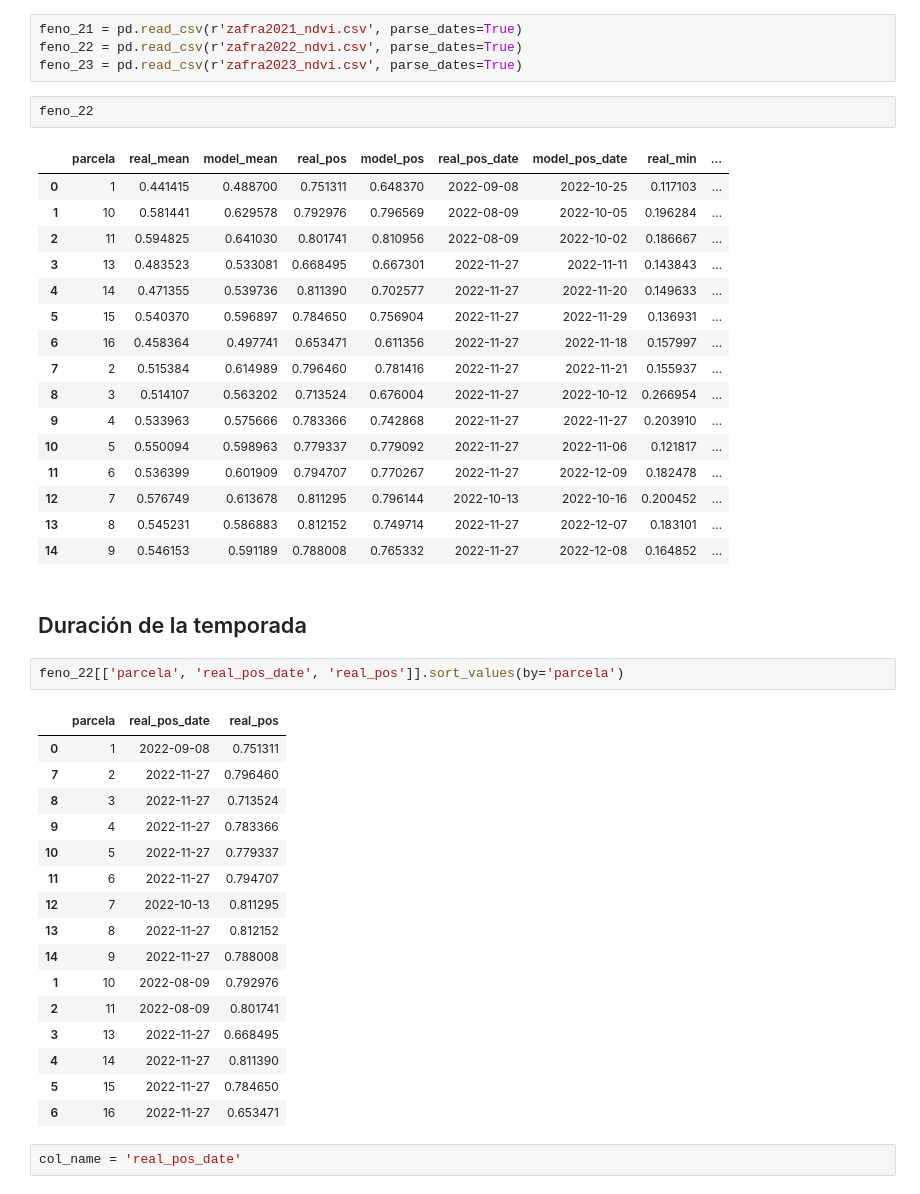
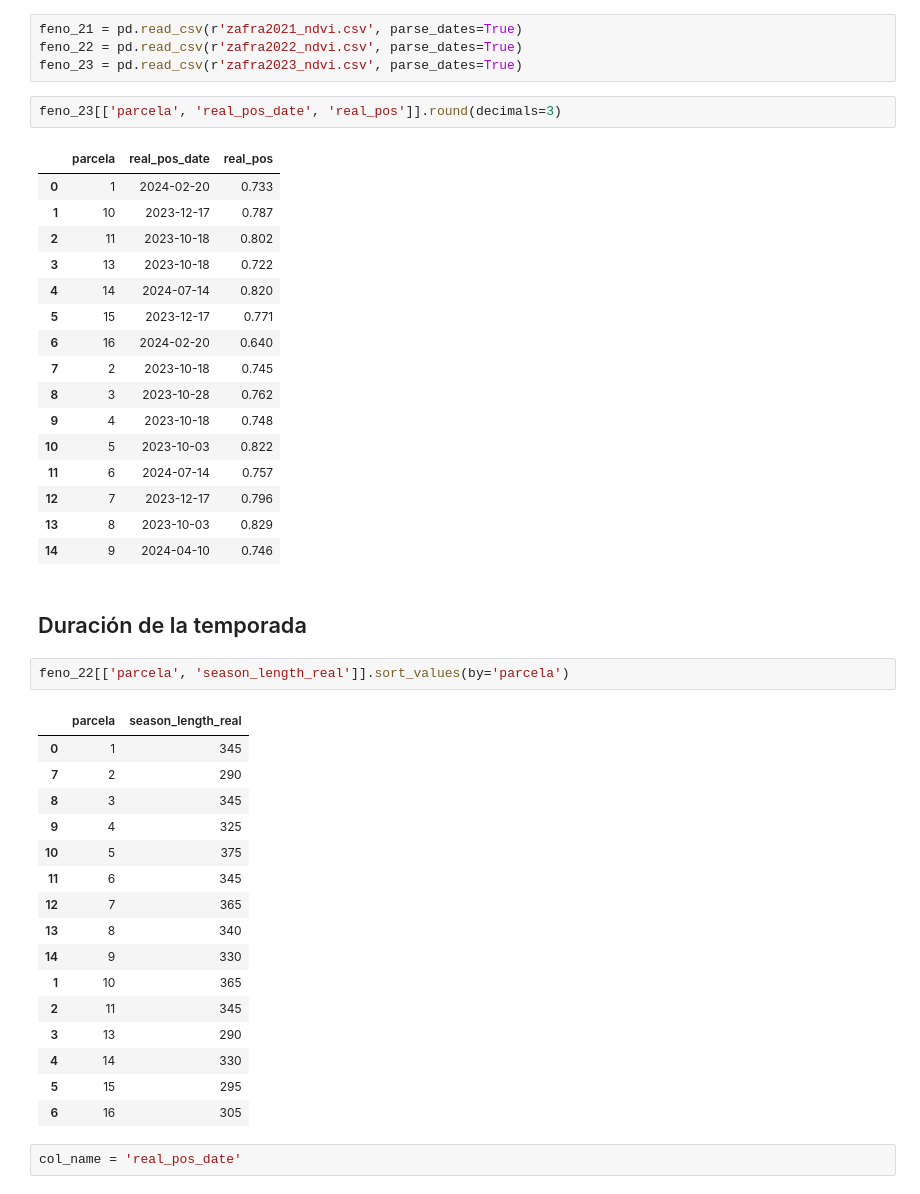
Before and after one commit to VivaldoGP/Tesis, a Jupyter notebook: results/feno_markers/feno_markers.ipynb, the cells around one changed output. Drawn from its saved outputs; the diff is of its cells as text.

```diff
--- a/results/feno_markers/feno_markers.ipynb
+++ b/results/feno_markers/feno_markers.ipynb
@@ -10,45 +10,45 @@ feno_21 = pd.read_csv(r'zafra2021_ndvi.csv', parse_dates=True)
 feno_22 = pd.read_csv(r'zafra2022_ndvi.csv', parse_dates=True)
 feno_23 = pd.read_csv(r'zafra2023_ndvi.csv', parse_dates=True)
 # %%
-feno_22
+feno_23[['parcela', 'real_pos_date', 'real_pos']].round(decimals=3)
 # %% [output]
-|  | parcela | real_mean | model_mean | real_pos | model_pos | real_pos_date | model_pos_date | real_min | ... |
-| 0 | 1 | 0.441415 | 0.488700 | 0.751311 | 0.648370 | 2022-09-08 | 2022-10-25 | 0.117103 | ... |
-| 1 | 10 | 0.581441 | 0.629578 | 0.792976 | 0.796569 | 2022-08-09 | 2022-10-05 | 0.196284 | ... |
-| 2 | 11 | 0.594825 | 0.641030 | 0.801741 | 0.810956 | 2022-08-09 | 2022-10-02 | 0.186667 | ... |
-| 3 | 13 | 0.483523 | 0.533081 | 0.668495 | 0.667301 | 2022-11-27 | 2022-11-11 | 0.143843 | ... |
-| 4 | 14 | 0.471355 | 0.539736 | 0.811390 | 0.702577 | 2022-11-27 | 2022-11-20 | 0.149633 | ... |
-| 5 | 15 | 0.540370 | 0.596897 | 0.784650 | 0.756904 | 2022-11-27 | 2022-11-29 | 0.136931 | ... |
-| 6 | 16 | 0.458364 | 0.497741 | 0.653471 | 0.611356 | 2022-11-27 | 2022-11-18 | 0.157997 | ... |
-| 7 | 2 | 0.515384 | 0.614989 | 0.796460 | 0.781416 | 2022-11-27 | 2022-11-21 | 0.155937 | ... |
-| 8 | 3 | 0.514107 | 0.563202 | 0.713524 | 0.676004 | 2022-11-27 | 2022-10-12 | 0.266954 | ... |
-| 9 | 4 | 0.533963 | 0.575666 | 0.783366 | 0.742868 | 2022-11-27 | 2022-11-27 | 0.203910 | ... |
-| 10 | 5 | 0.550094 | 0.598963 | 0.779337 | 0.779092 | 2022-11-27 | 2022-11-06 | 0.121817 | ... |
-| 11 | 6 | 0.536399 | 0.601909 | 0.794707 | 0.770267 | 2022-11-27 | 2022-12-09 | 0.182478 | ... |
-| 12 | 7 | 0.576749 | 0.613678 | 0.811295 | 0.796144 | 2022-10-13 | 2022-10-16 | 0.200452 | ... |
-| 13 | 8 | 0.545231 | 0.586883 | 0.812152 | 0.749714 | 2022-11-27 | 2022-12-07 | 0.183101 | ... |
-| 14 | 9 | 0.546153 | 0.591189 | 0.788008 | 0.765332 | 2022-11-27 | 2022-12-08 | 0.164852 | ... |
+|  | parcela | real_pos_date | real_pos |
+| 0 | 1 | 2024-02-20 | 0.733 |
+| 1 | 10 | 2023-12-17 | 0.787 |
+| 2 | 11 | 2023-10-18 | 0.802 |
+| 3 | 13 | 2023-10-18 | 0.722 |
+| 4 | 14 | 2024-07-14 | 0.820 |
+| 5 | 15 | 2023-12-17 | 0.771 |
+| 6 | 16 | 2024-02-20 | 0.640 |
+| 7 | 2 | 2023-10-18 | 0.745 |
+| 8 | 3 | 2023-10-28 | 0.762 |
+| 9 | 4 | 2023-10-18 | 0.748 |
+| 10 | 5 | 2023-10-03 | 0.822 |
+| 11 | 6 | 2024-07-14 | 0.757 |
+| 12 | 7 | 2023-12-17 | 0.796 |
+| 13 | 8 | 2023-10-03 | 0.829 |
+| 14 | 9 | 2024-04-10 | 0.746 |
 # %% [markdown]
 ## Duración de la temporada
 # %%
-feno_22[['parcela', 'real_pos_date', 'real_pos']].sort_values(by='parcela')
+feno_22[['parcela', 'season_length_real']].sort_values(by='parcela')
 # %% [output]
-|  | parcela | real_pos_date | real_pos |
-| 0 | 1 | 2022-09-08 | 0.751311 |
-| 7 | 2 | 2022-11-27 | 0.796460 |
-| 8 | 3 | 2022-11-27 | 0.713524 |
-| 9 | 4 | 2022-11-27 | 0.783366 |
-| 10 | 5 | 2022-11-27 | 0.779337 |
-| 11 | 6 | 2022-11-27 | 0.794707 |
-| 12 | 7 | 2022-10-13 | 0.811295 |
-| 13 | 8 | 2022-11-27 | 0.812152 |
-| 14 | 9 | 2022-11-27 | 0.788008 |
-| 1 | 10 | 2022-08-09 | 0.792976 |
-| 2 | 11 | 2022-08-09 | 0.801741 |
-| 3 | 13 | 2022-11-27 | 0.668495 |
-| 4 | 14 | 2022-11-27 | 0.811390 |
-| 5 | 15 | 2022-11-27 | 0.784650 |
-| 6 | 16 | 2022-11-27 | 0.653471 |
+|  | parcela | season_length_real |
+| 0 | 1 | 345 |
+| 7 | 2 | 290 |
+| 8 | 3 | 345 |
+| 9 | 4 | 325 |
+| 10 | 5 | 375 |
+| 11 | 6 | 345 |
+| 12 | 7 | 365 |
+| 13 | 8 | 340 |
+| 14 | 9 | 330 |
+| 1 | 10 | 365 |
+| 2 | 11 | 345 |
+| 3 | 13 | 290 |
+| 4 | 14 | 330 |
+| 5 | 15 | 295 |
+| 6 | 16 | 305 |
 # %%
 col_name = 'real_pos_date'
 # %%
```
Also changed, not shown: 3 other files.
